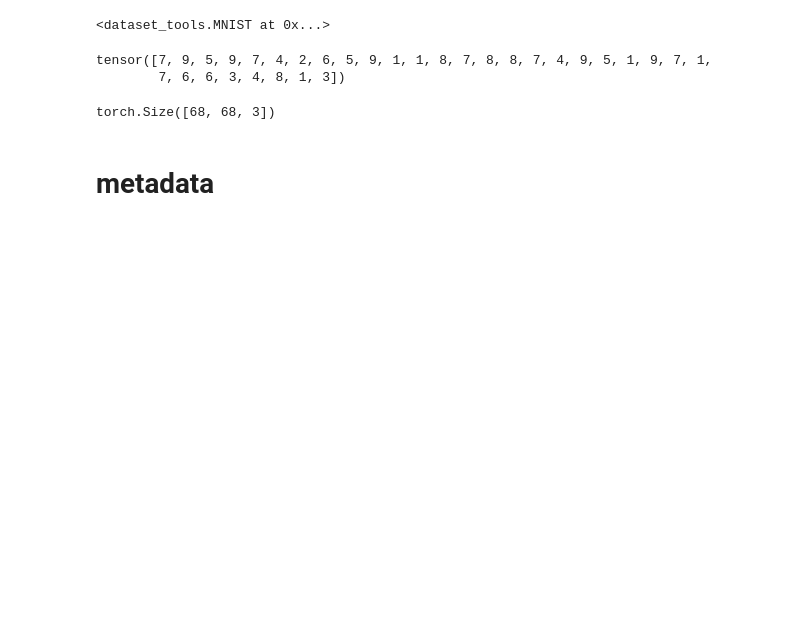
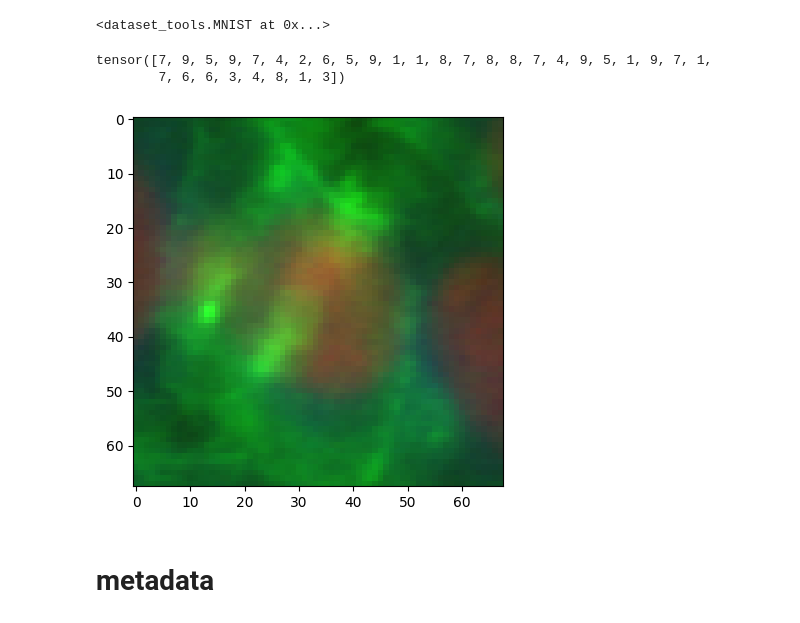
Before and after one commit to Ottohesten/02466-Cell-Profiling, a Jupyter notebook: pre_processing.ipynb, the cells around one changed output. Drawn from its saved outputs; the diff is of its cells as text; code cells hidden in the pictures; blank space fills up the shorter version.

Commit message:
fixed own dataset to load correctly

```diff
--- a/pre_processing.ipynb
+++ b/pre_processing.ipynb
@@ -65,11 +68,19 @@ y
 tensor([7, 9, 5, 9, 7, 4, 2, 6, 5, 9, 1, 1, 8, 7, 8, 8, 7, 4, 9, 5, 1, 9, 7, 1,
         7, 6, 6, 3, 4, 8, 1, 3])
 # %%
+
+
+
+
 def npy_loader(path):
     """
     load a npy file and change the dtype to int8
     """
-    sample = torch.from_numpy(np.load(path).astype(np.uint8))
+    sample = np.load(path)
+
+    sample = (sample / np.max(sample) * 255).astype(np.uint8)
+
+    sample = torch.from_numpy(sample)
     # make channel the first dimension
     sample = sample.permute(2, 0, 1)
 
@@ -77,10 +88,11 @@ def npy_loader(path):
 # %%
 dataset = datasets.DatasetFolder("data_subset/singh_cp_pipeline_singlecell_images", loader=npy_loader, extensions=('.npy',))
 # dataset = OwnDataset()
 
 dataset[3050][0].shape
+show_img(dataset[3051][0])
 # %% [output]
-torch.Size([68, 68, 3])
+[figure, added]
 # %%
 train_loader = DataLoader(dataset, batch_size=32, shuffle=True)
 # %% [markdown]
```
Also changed, not shown: parts of 1 cell of this notebook, 3 other files.
